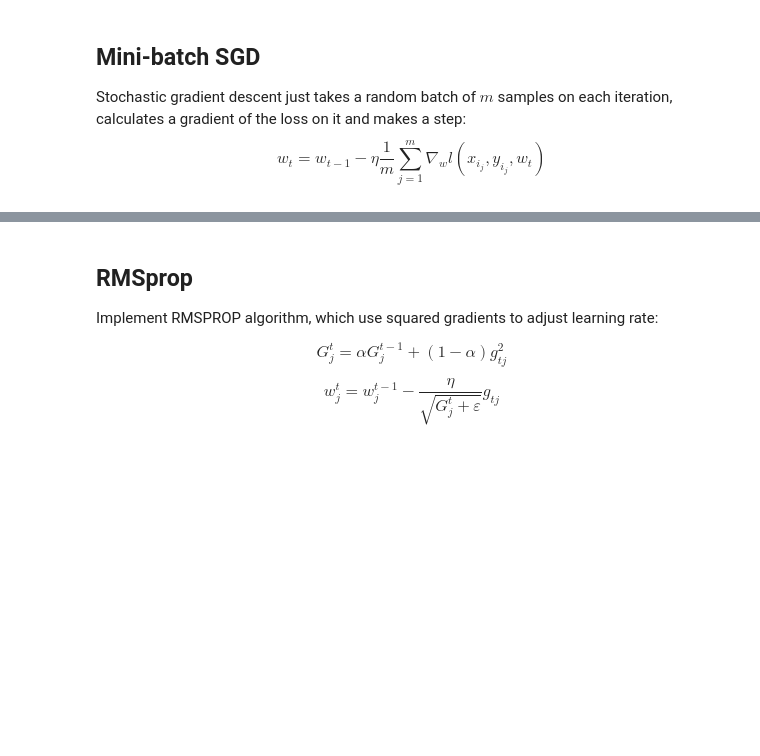
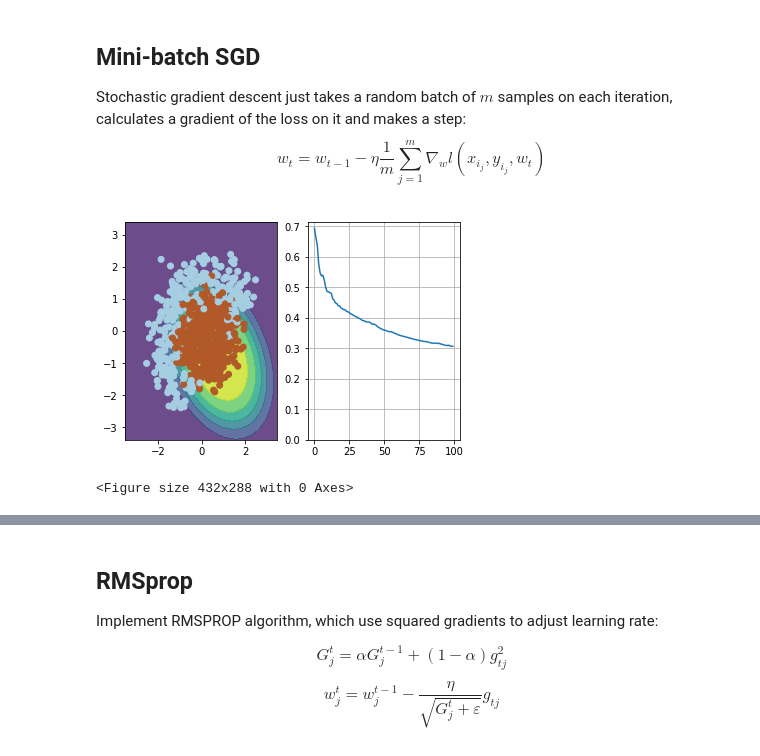
Before and after one commit to push-95/Advanced-Machine-Learning-Specialization-Coursera, a Jupyter notebook: course1-intro-to-dl/week1/week01_pa.ipynb, the cells around one changed output, grey strips where cells are left out. Cells and saved outputs as stored; diff of their text form; code cells hidden in the pictures; blank space fills up the shorter version.

```diff
--- a/course1-intro-to-dl/week1/week01_pa.ipynb
+++ b/course1-intro-to-dl/week1/week01_pa.ipynb
@@ -172,6 +172,8 @@ def compute_grad(X, y, w):
     """
 
     # TODO<your code here>
+    grad = -1.0/X.shape[0]*np.dot(X.T, (y-probability(X,w)))
+    return grad
 # %%
 # use output of this cell to fill answer field
 ans_part3 = np.linalg.norm(compute_grad(X_expanded, y, dummy_weights))
@@ -223,27 +229,31 @@ $$ w_t = w_{t-1} - \eta \dfrac{1}{m} \sum_{j=1}^m \nabla_w l(x_{i_j}, y_{i_j}, w
 # %%
 # please use np.random.seed(42), eta=0.1, n_iter=100 and batch_size=4 for deterministic results
 
 np.random.seed(42)
 w = np.array([0, 0, 0, 0, 0, 1])
 
 eta= 0.1 # learning rate
 
 n_iter = 100
 batch_size = 4
 loss = np.zeros(n_iter)
 plt.figure(figsize=(12, 5))
 
 for i in range(n_iter):
     ind = np.random.choice(X_expanded.shape[0], batch_size)
     loss[i] = compute_loss(X_expanded, y, w)
     if i % 10 == 0:
         visualize(X_expanded[ind, :], y[ind], w, loss)
 
     # Keep in mind that compute_grad already does averaging over batch for you!
     # TODO:<your code here>
+    w=w-eta*compute_grad(X_expanded[ind,:],y[ind],w)
 
 visualize(X, y, w, loss)
 plt.clf()
+# %% [output]
+[figure, added]
+<Figure size 432x288 with 0 Axes>
 # %%
 # use output of this cell to fill answer field
 
```
Also changed, not shown: parts of 6 cells of this notebook.
